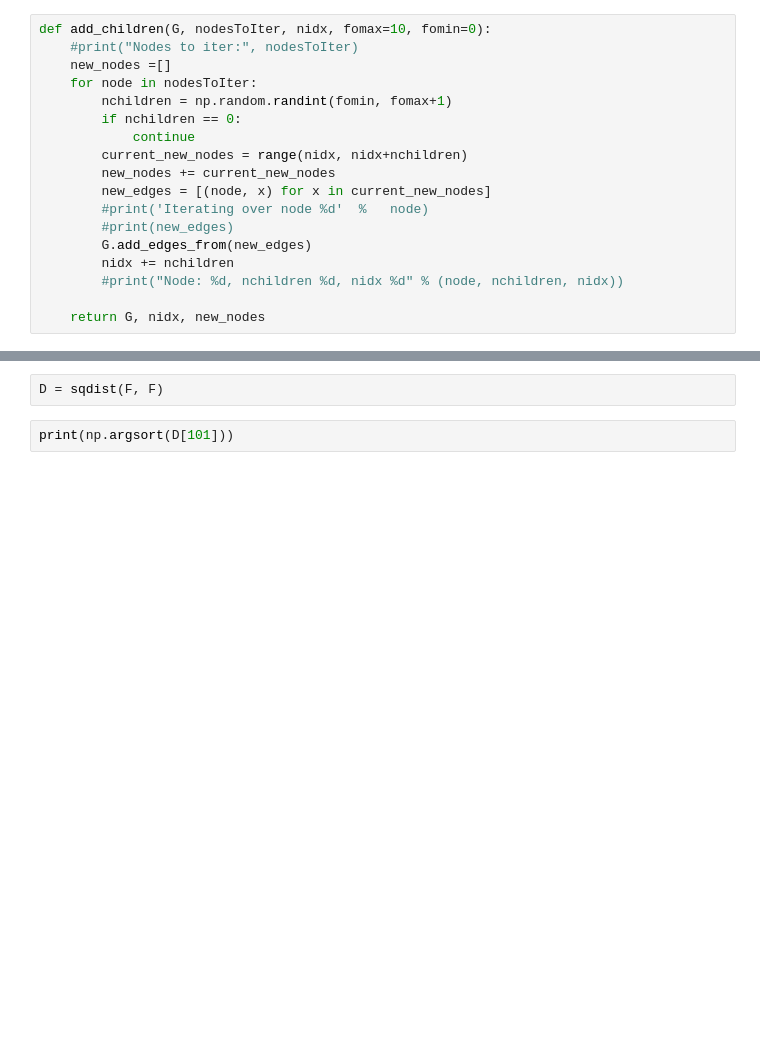
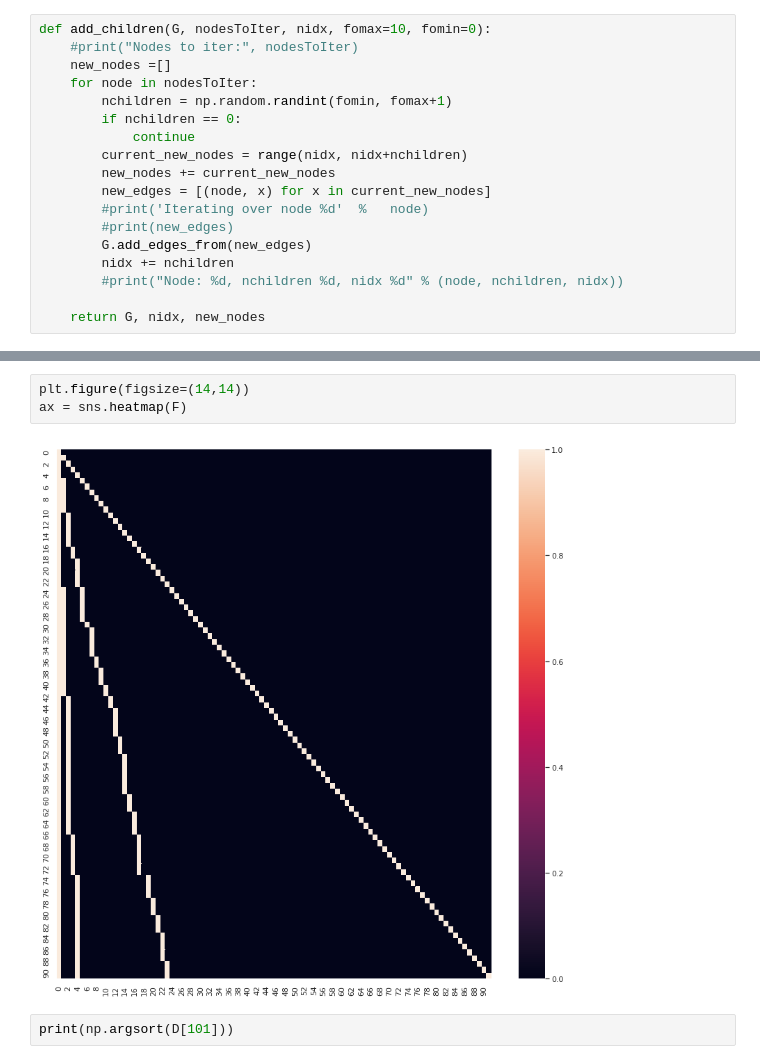
Before and after one commit to gmmarconi/poincare-embeddings, a Jupyter notebook: notebooks/Generate_synth_dataset.ipynb, the cells around one changed output, grey strips where cells are left out. Drawn from its saved outputs; the diff is of its cells as text; blank space fills up the shorter version.

```diff
--- a/notebooks/Generate_synth_dataset.ipynb
+++ b/notebooks/Generate_synth_dataset.ipynb
@@ -162,5 +162,8 @@ Depth 2
-# %%
-D = sqdist(F, F)
+# %%
+plt.figure(figsize=(14,14))
+ax = sns.heatmap(F)
+# %% [output]
+[figure, added]
 # %%
 print(np.argsort(D[101]))
 # %% [output]
```
Also changed, not shown: parts of 1 cell of this notebook, 5 other files.
